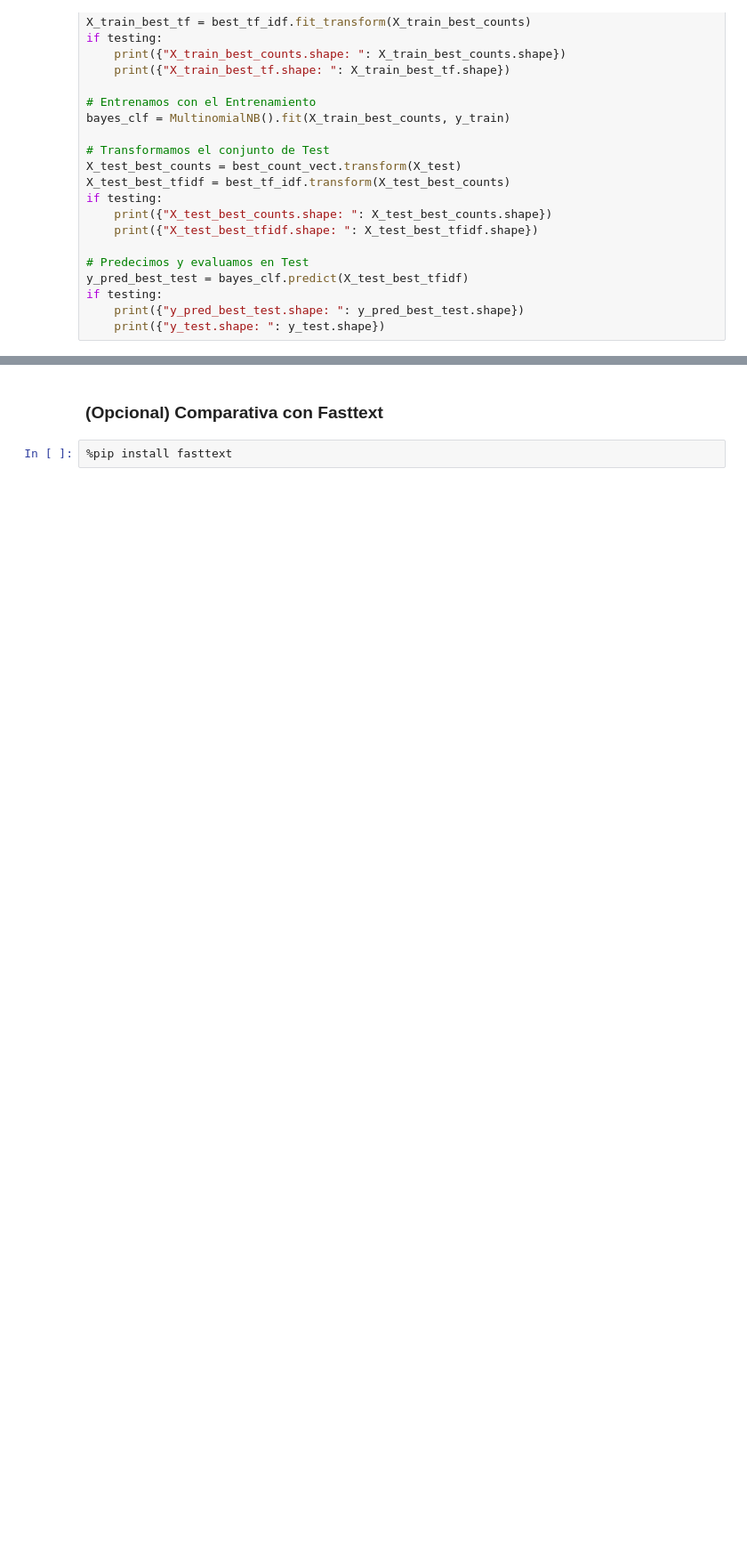
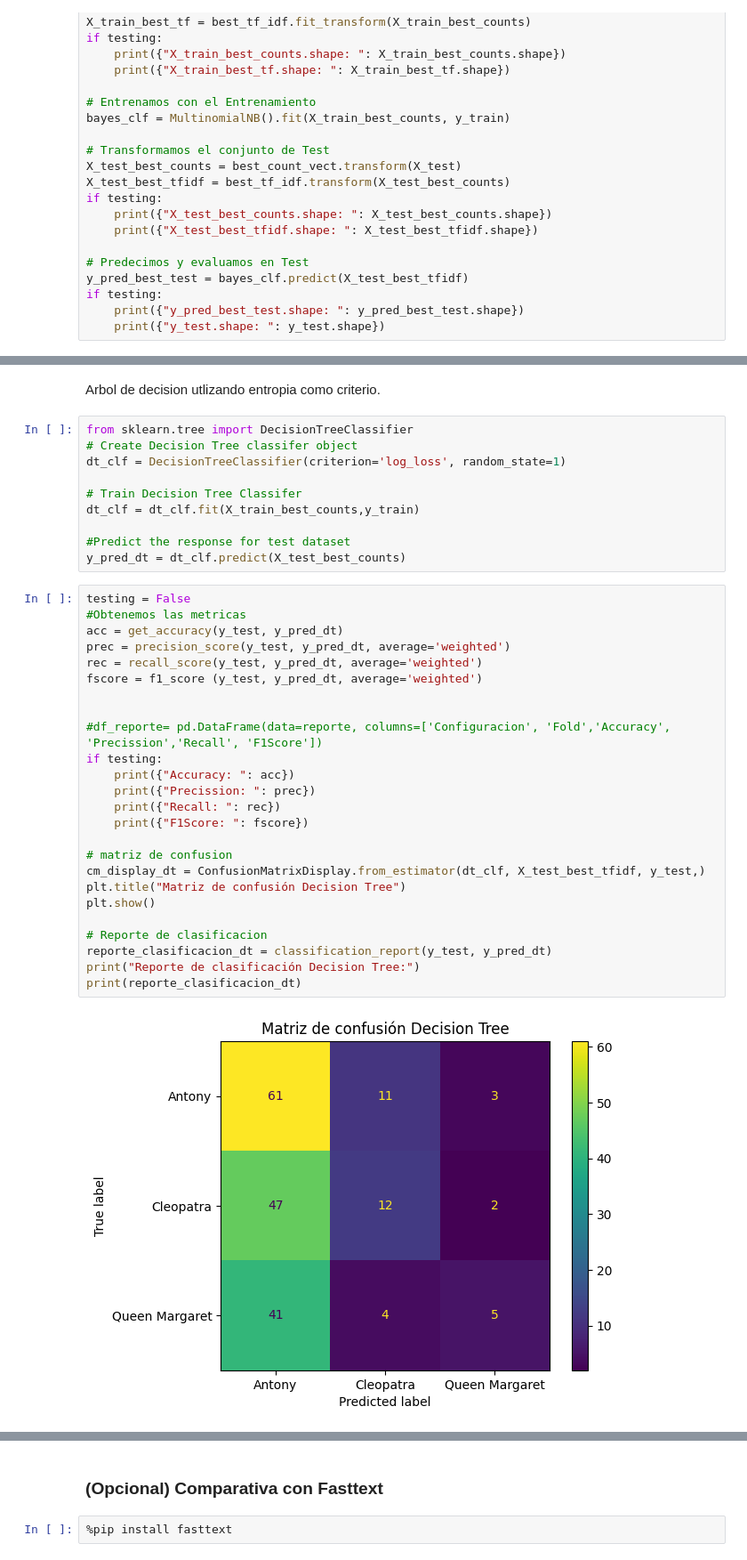
Before and after one commit to lupish/introcd_grupo_17, a Jupyter notebook: Tarea_2/shakespeare_tarea_2.ipynb, the cells around one changed output, grey strips where cells are left out. Shown at 89% size. Drawn from its saved outputs; the diff is of its cells as text; blank space fills up the shorter version.

Commit message:
Entrenamiento testeo e impresion de Desicion Tree

```diff
--- a/Tarea_2/shakespeare_tarea_2.ipynb
+++ b/Tarea_2/shakespeare_tarea_2.ipynb
@@ -804,0 +807,39 @@ Queen Margaret       0.81      0.58      0.67        50
+# %% [markdown]
+Arbol de decision utlizando entropia como criterio.
+# %%
+from sklearn.tree import DecisionTreeClassifier
+# Create Decision Tree classifer object
+dt_clf = DecisionTreeClassifier(criterion='log_loss', random_state=1)
+
+# Train Decision Tree Classifer
+dt_clf = dt_clf.fit(X_train_best_counts,y_train)
+
+#Predict the response for test dataset
+y_pred_dt = dt_clf.predict(X_test_best_counts)
+# %%
+testing = False
+#Obtenemos las metricas
+acc = get_accuracy(y_test, y_pred_dt)
+prec = precision_score(y_test, y_pred_dt, average='weighted')
+rec = recall_score(y_test, y_pred_dt, average='weighted')
+fscore = f1_score (y_test, y_pred_dt, average='weighted')
+
+
+#df_reporte= pd.DataFrame(data=reporte, columns=['Configuracion', 'Fold','Accuracy', 'Precission','Recall', 'F1Score'])
+if testing:
+    print({"Accuracy: ": acc})
+    print({"Precission: ": prec})
+    print({"Recall: ": rec})
+    print({"F1Score: ": fscore})
+
+# matriz de confusion
+cm_display_dt = ConfusionMatrixDisplay.from_estimator(dt_clf, X_test_best_tfidf, y_test,)
+plt.title("Matriz de confusión Decision Tree")
+plt.show()
+
+# Reporte de clasificacion
+reporte_clasificacion_dt = classification_report(y_test, y_pred_dt)
+print("Reporte de clasificación Decision Tree:")
+print(reporte_clasificacion_dt)
+# %% [output]
+[figure, added]
```
Also changed, not shown: parts of 7 cells of this notebook.
